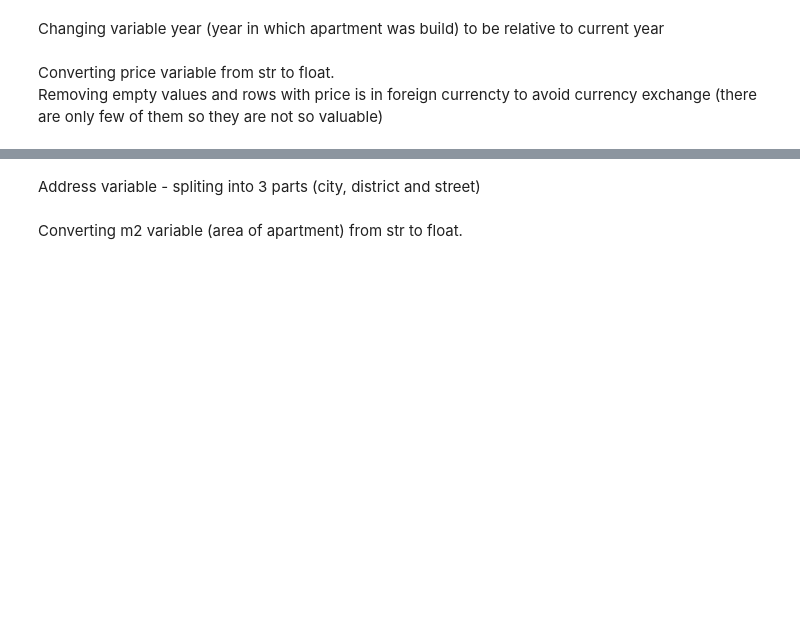
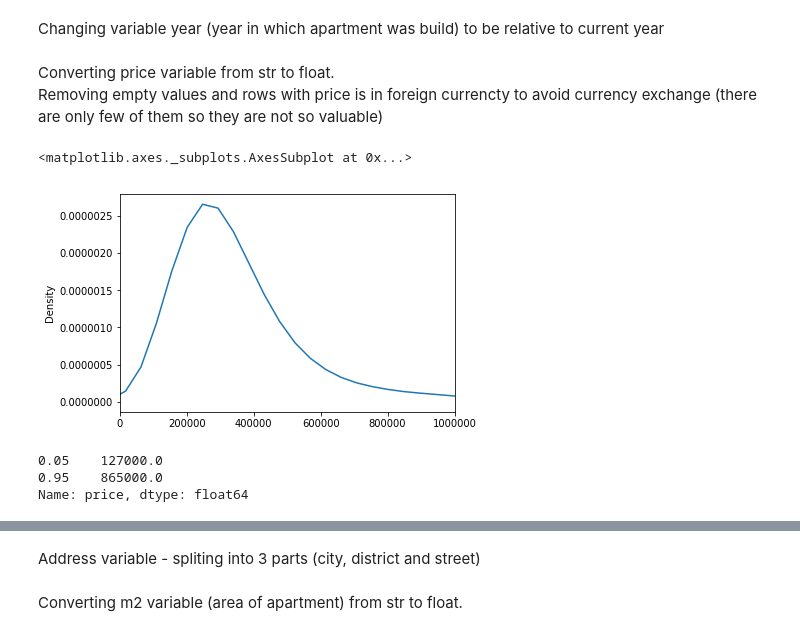
Before and after one commit to klosmichal/otodom, a Jupyter notebook: Otodom.ipynb, the cells around one changed output, grey strips where cells are left out. Cells and saved outputs as stored; diff of their text form; code cells hidden in the pictures; blank space fills up the shorter version.

```diff
--- a/Otodom.ipynb
+++ b/Otodom.ipynb
@@ -103,3 +104,16 @@ Removing empty values and rows with price is in foreign currencty to avoid curre
 data = data[~data["price"].str.contains("GBP|USD|EUR", na=False, regex=True)]
 data["price"] = data["price"].str.replace(",", ".").str.replace(" ", "").str.replace("zł", "").astype(float)
 data = data[pd.notnull(data["price"])]
+# %%
+plt.xlim(0,1000000)
+data["price"].plot.density()
+# %% [output]
+<matplotlib.axes._subplots.AxesSubplot at 0x...>
+[figure, added]
+# %%
+quant = data["price"].quantile([.05, .95])
+print(quant)
+# %% [output]
+0.05    127000.0
+0.95    865000.0
+Name: price, dtype: float64
```
Also changed, not shown: parts of 27 cells of this notebook.
